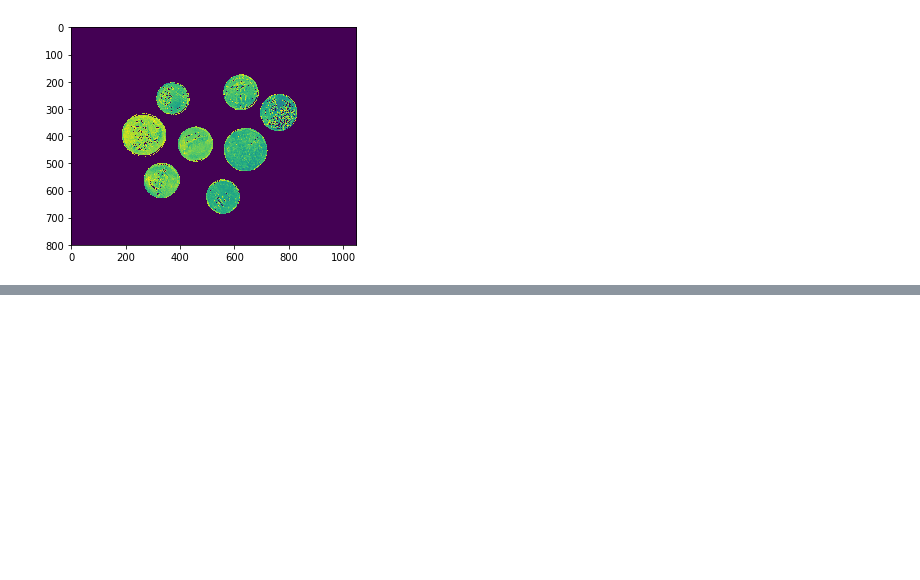
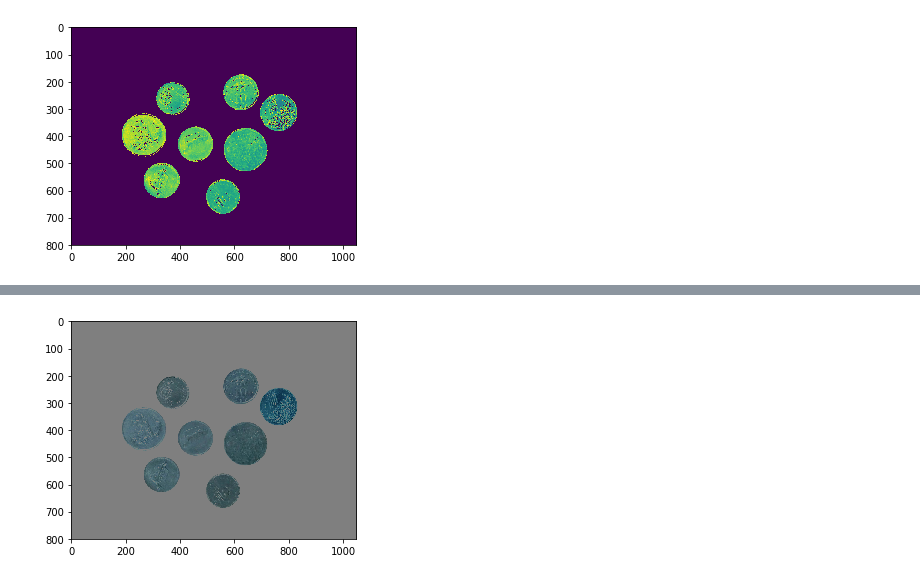
Before and after one commit to karuvally/random_stuff, a Jupyter notebook: opencv/basics.ipynb, the cells around one changed output, grey strips where cells are left out. Drawn from its saved outputs; the diff is of its cells as text; code cells hidden in the pictures; blank space fills up the shorter version.

```diff
--- a/opencv/basics.ipynb
+++ b/opencv/basics.ipynb
@@ -264,0 +305,6 @@ plt.show()
+# %%
+ret, threshold_2 = cv2.threshold(image, 127, 255, cv2.THRESH_TRUNC)
+plt.imshow(threshold_2)
+plt.show()
+# %% [output]
+[figure, added]
```
Also changed, not shown: parts of 7 cells of this notebook, 4 other files.
